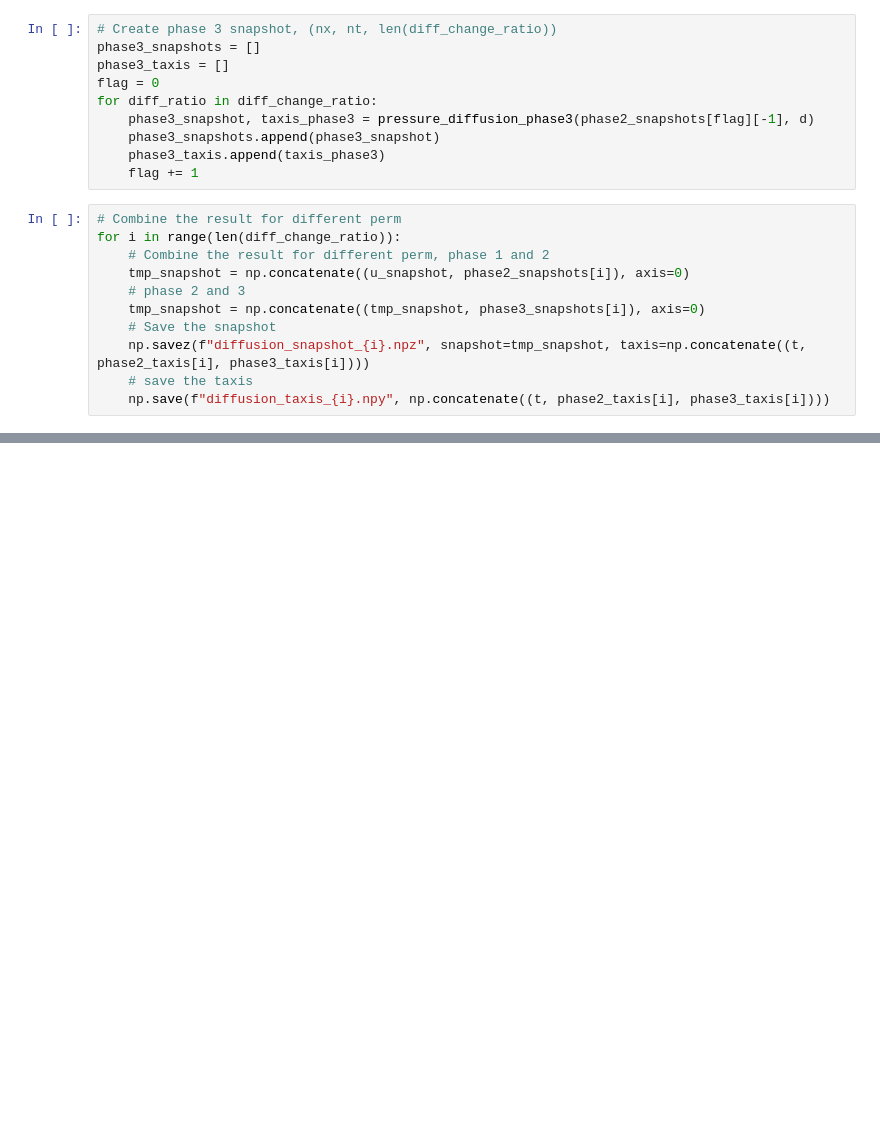
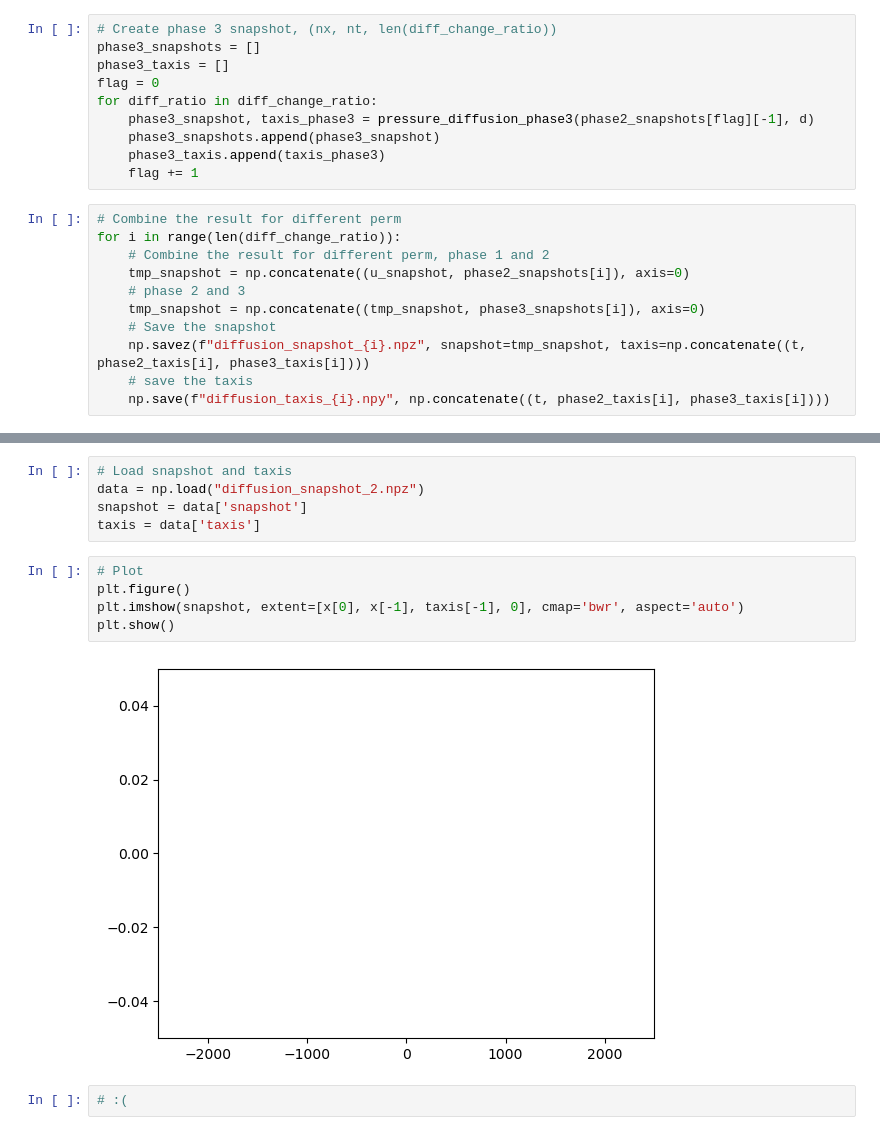
Before and after one commit to shenyaojin/well_leakage_physical_model, a Jupyter notebook: 052_optimizer_looper_from_051.ipynb, the cells around one changed output, grey strips where cells are left out. Drawn from its saved outputs; the diff is of its cells as text; blank space fills up the shorter version.

```diff
--- a/052_optimizer_looper_from_051.ipynb
+++ b/052_optimizer_looper_from_051.ipynb
@@ -568,0 +571,14 @@ plt.show()
+# %%
+# Load snapshot and taxis
+data = np.load("diffusion_snapshot_2.npz")
+snapshot = data['snapshot']
+taxis = data['taxis']
+# %%
+# Plot
+plt.figure()
+plt.imshow(snapshot, extent=[x[0], x[-1], taxis[-1], 0], cmap='bwr', aspect='auto')
+plt.show()
+# %% [output]
+[figure, added]
+# %%
+# :(
```
Also changed, not shown: parts of 1 cell of this notebook, 1 other file.
